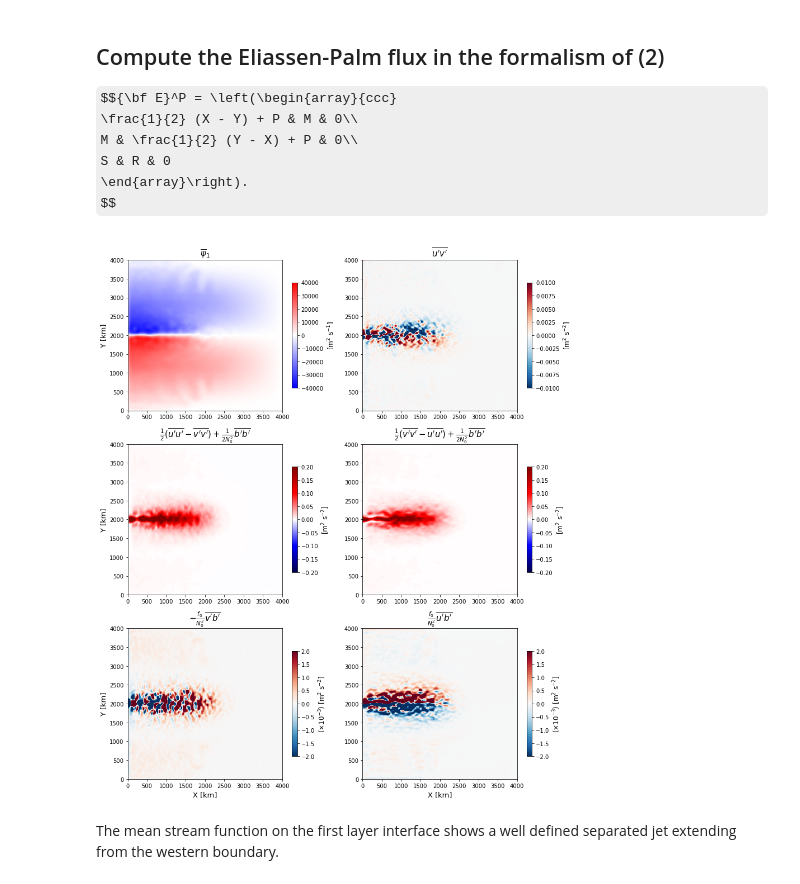
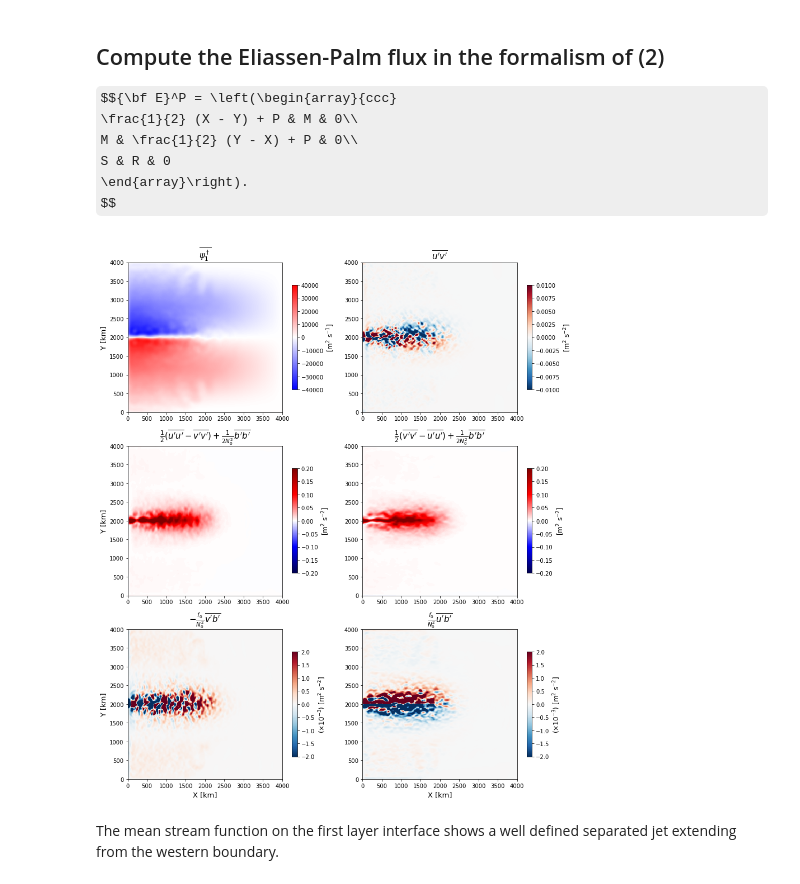
Before and after one commit to roxyboy/Earth-Cube-2021, a Jupyter notebook: notebooks/TU_05_Diagnosing-the-Eliassen-Palm-flux-from-a-quasi-geostrophic-double-gyre-ensemble.ipynb, the cells around one changed output. Drawn from its saved outputs; the diff is of its cells as text; code cells hidden in the pictures; some formulas as TeX source.

Commit message:
dagger

```diff
--- a/notebooks/TU_05_Diagnosing-the-Eliassen-Palm-flux-from-a-quasi-geostrophic-double-gyre-ensemble.ipynb
+++ b/notebooks/TU_05_Diagnosing-the-Eliassen-Palm-flux-from-a-quasi-geostrophic-double-gyre-ensemble.ipynb
@@ -471,37 +471,37 @@ im5 = axes[2,1].pcolormesh(ds.XC*L*1e-3, ds.YC*L*1e-3,
                            vmin=-2, vmax=2,
                            cmap='RdBu_r', rasterized=True)
 
-axes[0,0].set_title(r"$\overline{\psi}_1$", fontsize=15)
+axes[0,0].set_title(r"$\overline{\psi^\dagger_1}$", fontsize=15)
 axes[1,0].set_title(r"$\frac{1}{2}(\overline{u'u'} - \overline{v'v'}) + \frac{1}{2 N_0^2}\overline{b'b'}$",
                     fontsize=15)
 axes[0,1].set_title(r"$\overline{u'v'}$", fontsize=15)
 axes[1,1].set_title(r"$\frac{1}{2}(\overline{v'v'} - \overline{u'u'}) + \frac{1}{2 N_0^2}\overline{b'b'}$",
                     fontsize=15)
 axes[2,0].set_title(r"$-\frac{f_0}{N_0^2}\overline{v'b'}$",
                     fontsize=15)
 axes[2,1].set_title(r"$\frac{f_0}{N_0^2}\overline{u'b'}$",
                     fontsize=15)
 
 axes[2,0].set_xlabel(r"X [km]", fontsize=13)
 axes[2,1].set_xlabel(r"X [km]", fontsize=13)
 axes[0,0].set_ylabel(r"Y [km]", fontsize=13)
 axes[1,0].set_ylabel(r"Y [km]", fontsize=13)
 axes[2,0].set_ylabel(r"Y [km]", fontsize=13)
 
 cbar0 = fig.colorbar(im0, ax=axes[0,0], shrink=.7)
 cbar0.set_label(r"[m$^2$ s$^{-1}$]", fontsize=12)
 cbar1 = fig.colorbar(im1, ax=axes[0,1], shrink=.7)
 cbar1.set_label(r"[m$^2$ s$^{-2}$]", fontsize=12)
 cbar2 = fig.colorbar(im2, ax=axes[1,0], shrink=.7)
 cbar2.set_label(r"[m$^2$ s$^{-2}$]", fontsize=12)
 cbar3 = fig.colorbar(im3, ax=axes[1,1], shrink=.7)
 cbar3.set_label(r"[m$^2$ s$^{-2}$]", fontsize=12)
 cbar4 = fig.colorbar(im4, ax=axes[2,0], shrink=.7)
 cbar4.set_label(r"($\times 10^{-3}$) [m$^2$ s$^{-2}$]", fontsize=12)
 cbar5 = fig.colorbar(im5, ax=axes[2,1], shrink=.7)
 cbar5.set_label(r"($\times 10^{-3}$) [m$^2$ s$^{-2}$]", fontsize=12)
 # %% [output]
-[figure, old version]
+[figure, new version]
 # %% [markdown]
 The mean stream function on the first layer interface shows a well defined separated jet extending from the western boundary.
 # %% [markdown]
```
Also changed, not shown: parts of 1 cell of this notebook.
